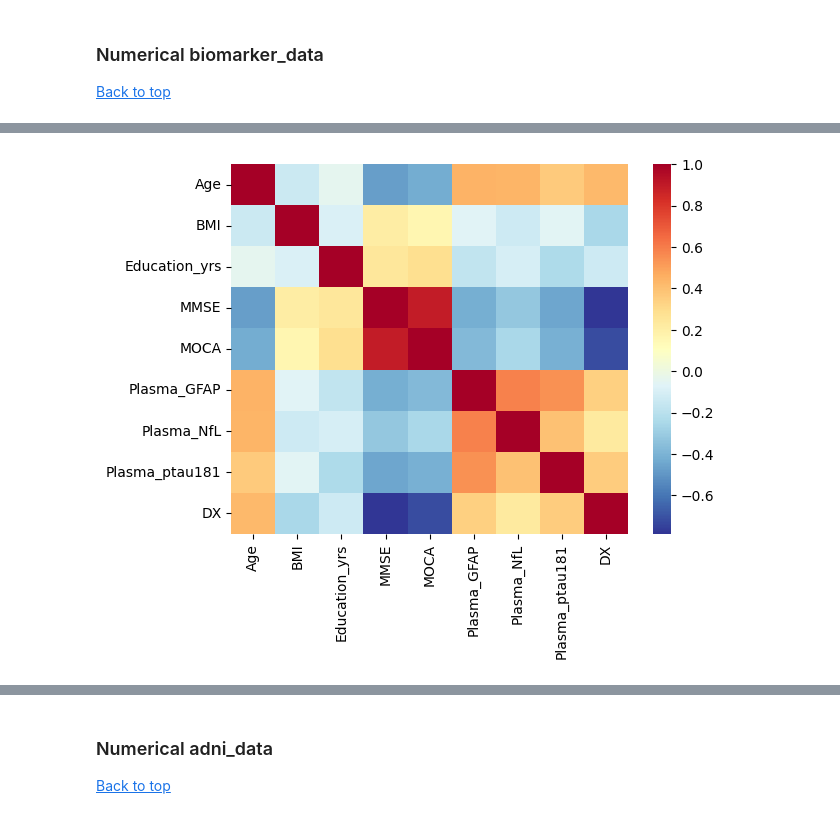
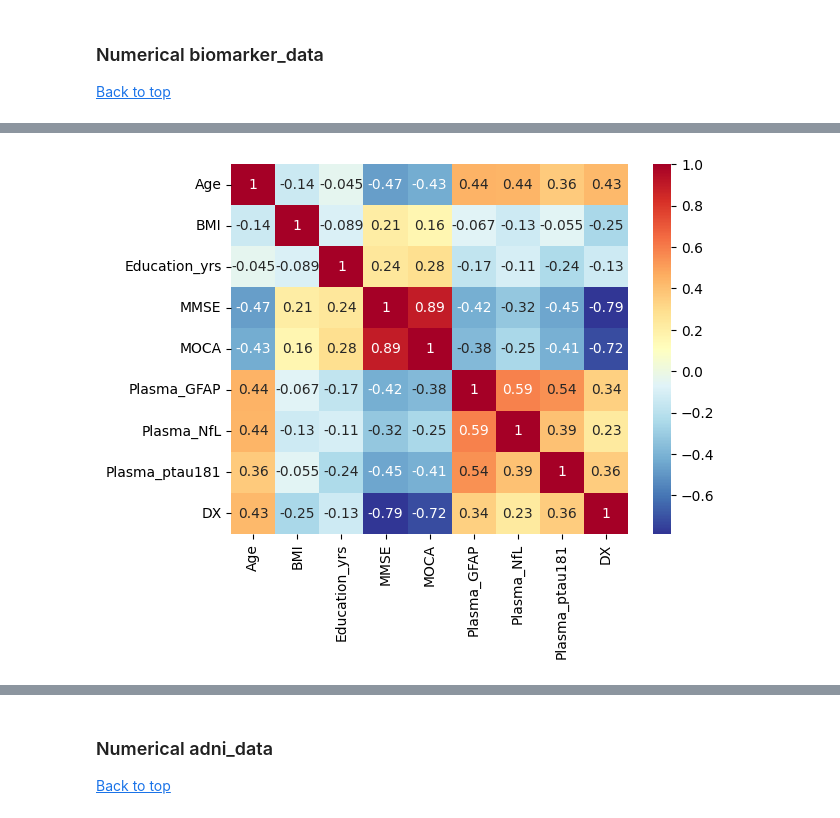
Before and after one commit to mardelmir/EDA_Project, a Jupyter notebook: src/notebooks/03_Bivariate_Analysis.ipynb, the cells around one changed output, grey strips where cells are left out. Drawn from its saved outputs; the diff is of its cells as text; code cells hidden in the pictures.

```diff
--- a/src/notebooks/03_Bivariate_Analysis.ipynb
+++ b/src/notebooks/03_Bivariate_Analysis.ipynb
@@ -253,4 +265,4 @@ num_bm['DX'] = num_bm['DX'].apply(lambda x: 1 if x == 'AD' else 0)
 # %%
-heat_bm = sns.heatmap(num_bm.corr(numeric_only = True), cmap = sns.color_palette('RdYlBu_r', as_cmap = True))
+heat_bm = sns.heatmap(num_bm.corr(numeric_only = True), annot = True,cmap = sns.color_palette('RdYlBu_r', as_cmap = True))
 # %% [output]
-[figure, old version]
+[figure, new version]
```
Also changed, not shown: parts of 16 cells of this notebook, 5 other files.
